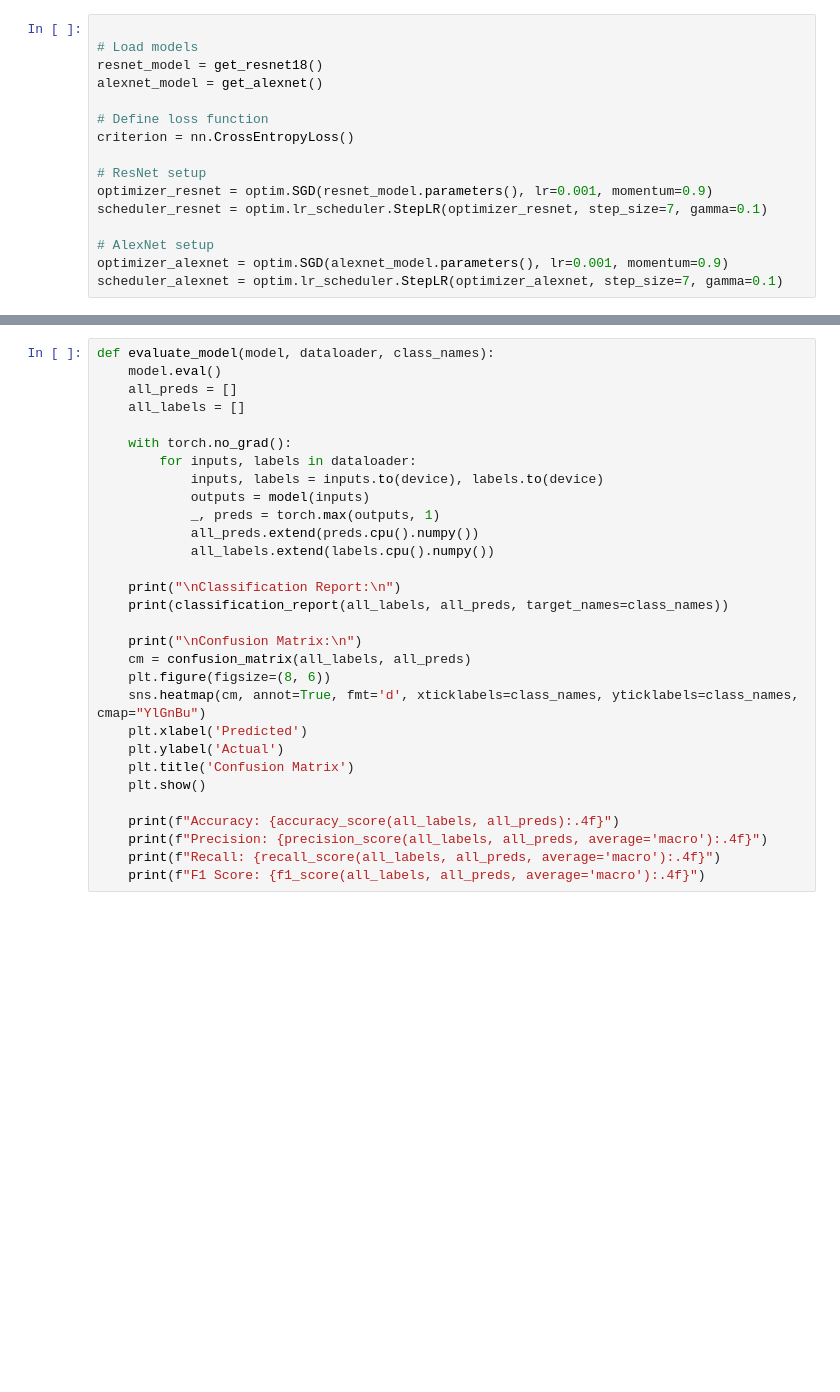
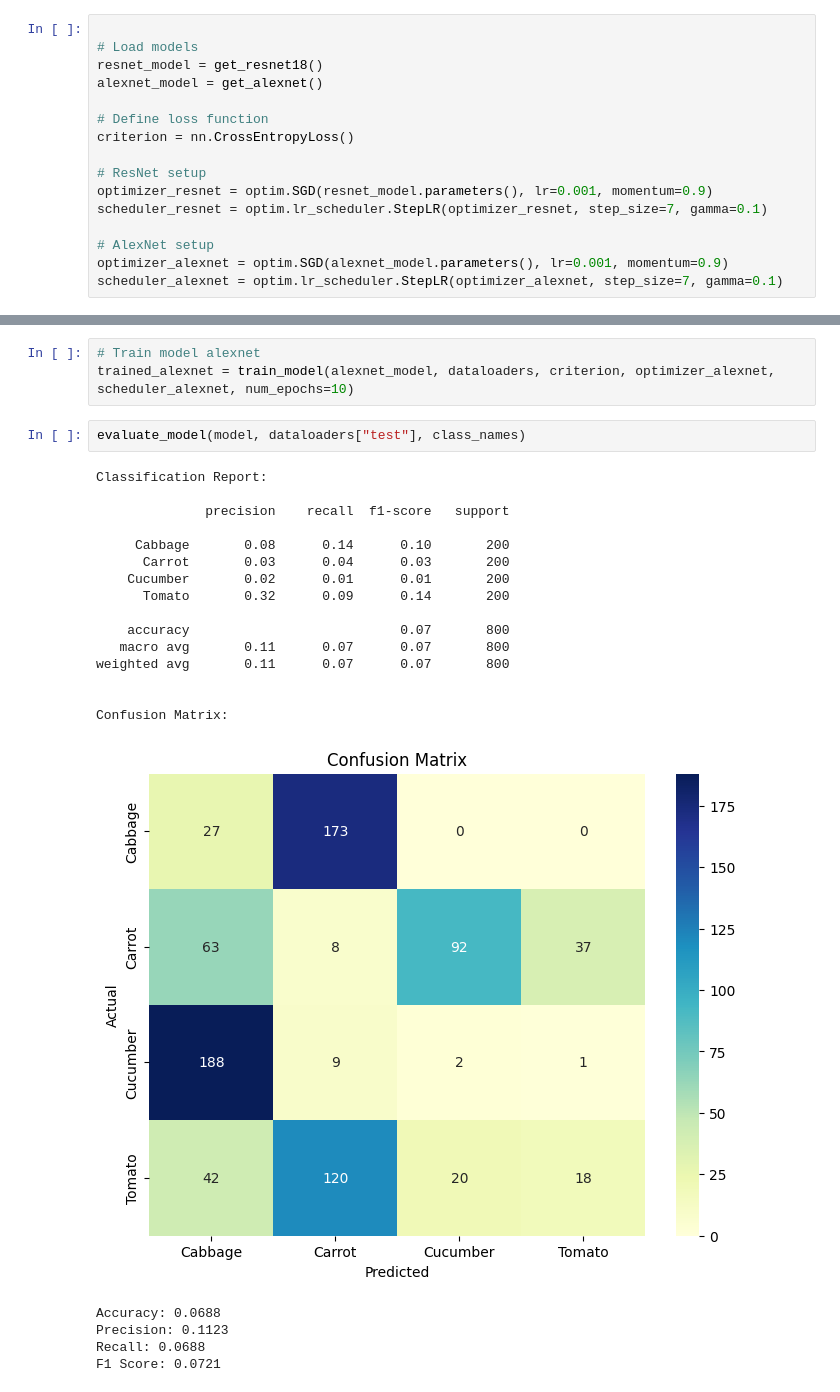
Before and after one commit to hassan1303/Vegetable_Image_Classification, a Jupyter notebook: Vegetable_Image_Classification.ipynb, the cells around one changed output, grey strips where cells are left out. Cells and saved outputs as stored; diff of their text form; blank space fills up the shorter version.

```diff
--- a/Vegetable_Image_Classification.ipynb
+++ b/Vegetable_Image_Classification.ipynb
@@ -286,33 +311,29 @@ validation Loss: 0.0004 Acc: 1.0000
 Epoch 5/5
 train Loss: 0.0353 Acc: 0.9888
 validation Loss: 0.0003 Acc: 1.0000
-# %%
-def evaluate_model(model, dataloader, class_names):
-    model.eval()
-    all_preds = []
-    all_labels = []
-
-    with torch.no_grad():
-        for inputs, labels in dataloader:
-            inputs, labels = inputs.to(device), labels.to(device)
-            outputs = model(inputs)
-            _, preds = torch.max(outputs, 1)
-            all_preds.extend(preds.cpu().numpy())
-            all_labels.extend(labels.cpu().numpy())
-
-    print("\nClassification Report:\n")
-    print(classification_report(all_labels, all_preds, target_names=class_names))
-
-    print("\nConfusion Matrix:\n")
-    cm = confusion_matrix(all_labels, all_preds)
-    plt.figure(figsize=(8, 6))
-    sns.heatmap(cm, annot=True, fmt='d', xticklabels=class_names, yticklabels=class_names, cmap="YlGnBu")
-    plt.xlabel('Predicted')
-    plt.ylabel('Actual')
-    plt.title('Confusion Matrix')
-    plt.show()
-
-    print(f"Accuracy: {accuracy_score(all_labels, all_preds):.4f}")
-    print(f"Precision: {precision_score(all_labels, all_preds, average='macro'):.4f}")
-    print(f"Recall: {recall_score(all_labels, all_preds, average='macro'):.4f}")
-    print(f"F1 Score: {f1_score(all_labels, all_preds, average='macro'):.4f}")
+# %%
+# Train model alexnet
+trained_alexnet = train_model(alexnet_model, dataloaders, criterion, optimizer_alexnet, scheduler_alexnet, num_epochs=10)
+# %%
+evaluate_model(model, dataloaders["test"], class_names)
+# %% [output]
+Classification Report:
+
+              precision    recall  f1-score   support
+
+     Cabbage       0.08      0.14      0.10       200
+      Carrot       0.03      0.04      0.03       200
+    Cucumber       0.02      0.01      0.01       200
+      Tomato       0.32      0.09      0.14       200
+
+    accuracy                           0.07       800
+   macro avg       0.11      0.07      0.07       800
+weighted avg       0.11      0.07      0.07       800
+
+
+Confusion Matrix:
+[figure, added]
+Accuracy: 0.0688
+Precision: 0.1123
+Recall: 0.0688
+F1 Score: 0.0721
```
Also changed, not shown: parts of 6 cells of this notebook.
